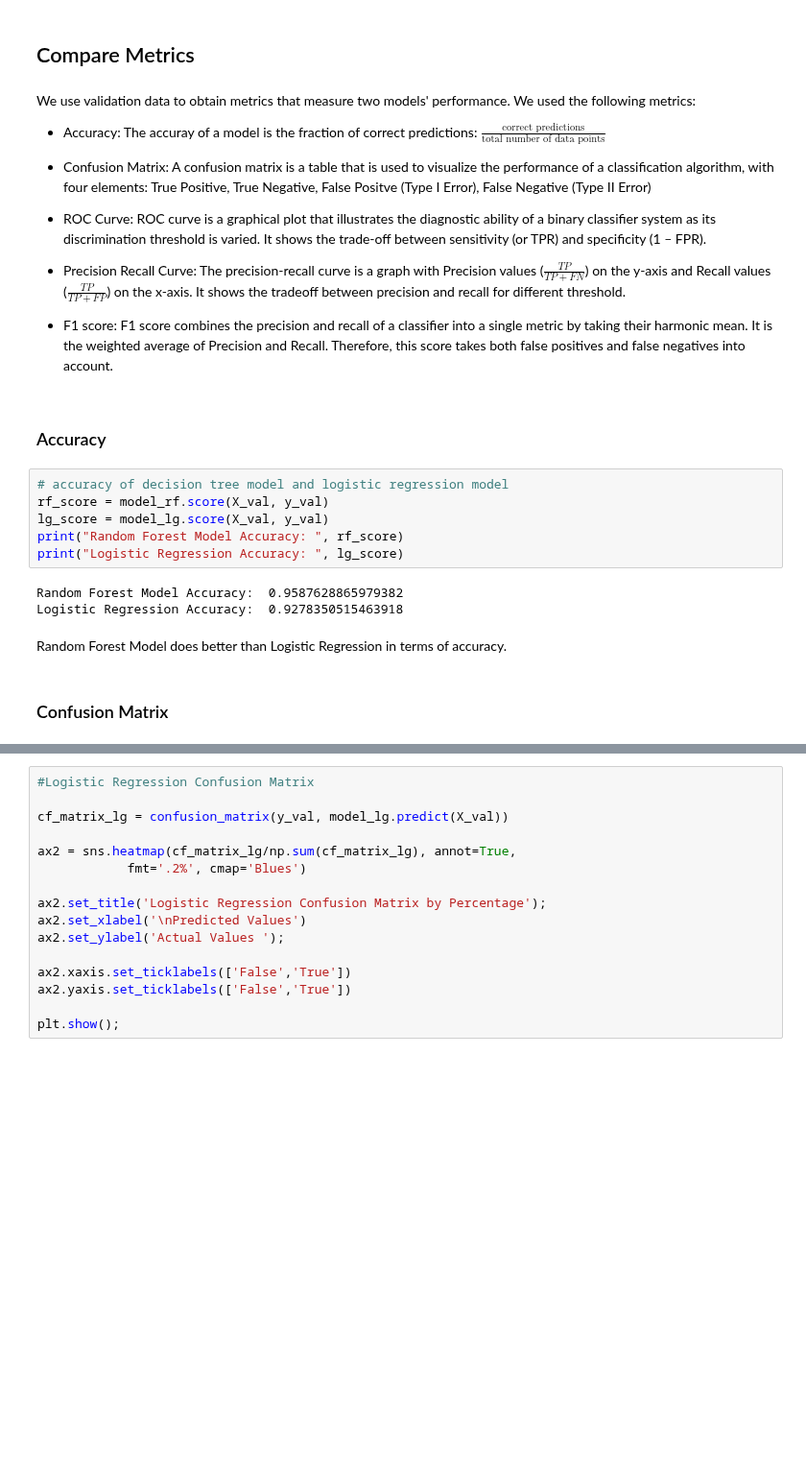
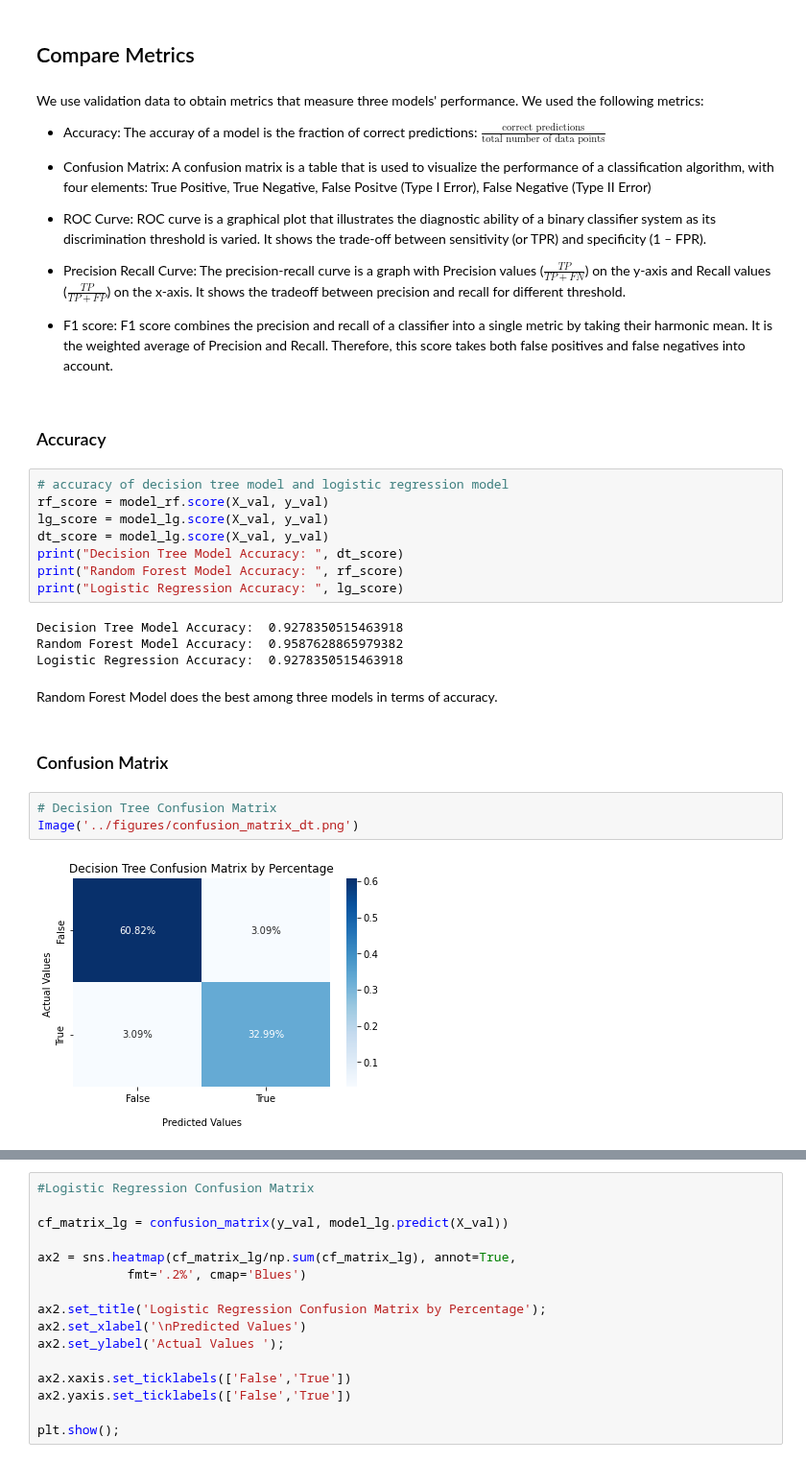
Before and after one commit to UCB-stat-159-s22/hw07-Group26, a Jupyter notebook: codes/final_model_selection.ipynb, the cells around one changed output, grey strips where cells are left out. Shown at 96% size. Drawn from its saved outputs; the diff is of its cells as text; blank space fills up the shorter version.

```diff
--- a/codes/final_model_selection.ipynb
+++ b/codes/final_model_selection.ipynb
@@ -29,7 +31,7 @@ model_rf = pickle.load(open('rf_model.sav', 'rb'))
 # %% [markdown]
 ## Compare Metrics
 # %% [markdown]
-We use validation data to obtain metrics that measure two models' performance. We used the following metrics:
+We use validation data to obtain metrics that measure three models' performance. We used the following metrics:
 
 - Accuracy: The accuray of a model is the fraction of correct predictions: $\frac{\text{correct predictions}}{\text{total number of data points}}$
 
@@ -46,13 +48,21 @@ We use validation data to obtain metrics that measure two models' performance. W
 # accuracy of decision tree model and logistic regression model
 rf_score = model_rf.score(X_val, y_val)
 lg_score = model_lg.score(X_val, y_val)
+dt_score = model_lg.score(X_val, y_val)
+print("Decision Tree Model Accuracy: ", dt_score)
 print("Random Forest Model Accuracy: ", rf_score)
 print("Logistic Regression Accuracy: ", lg_score)
 # %% [output]
+Decision Tree Model Accuracy:  0.9278350515463918
 Random Forest Model Accuracy:  0.9587628865979382
 Logistic Regression Accuracy:  0.9278350515463918
 # %% [markdown]
-Random Forest Model does better than Logistic Regression in terms of accuracy.
+Random Forest Model does the best among three models in terms of accuracy.
 # %% [markdown]
 ### Confusion Matrix
+# %%
+# Decision Tree Confusion Matrix
+Image('../figures/confusion_matrix_dt.png')
+# %% [output]
+[figure, added]
 # %%
```
Also changed, not shown: parts of 13 cells of this notebook, 4 other files.
